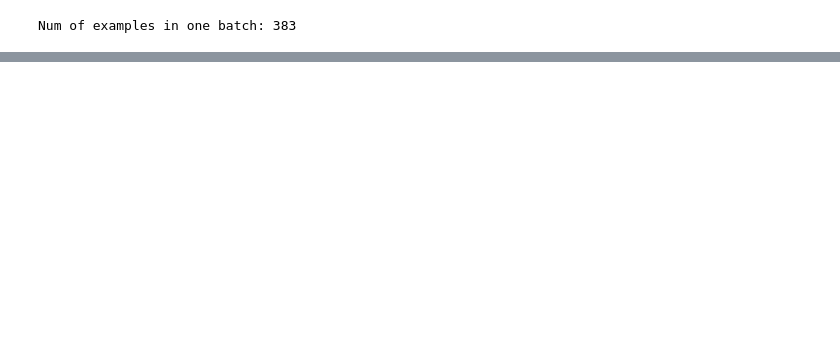
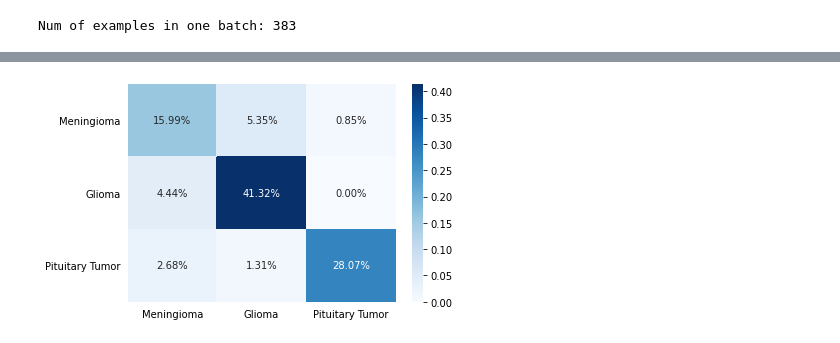
Before and after one commit to simonamihaylova/Brain-Tumors-Classification, a Jupyter notebook: src/braintumorClassificationModel.ipynb, the cells around one changed output, grey strips where cells are left out. Drawn from its saved outputs; the diff is of its cells as text; code cells hidden in the pictures; blank space fills up the shorter version.

```diff
--- a/src/braintumorClassificationModel.ipynb
+++ b/src/braintumorClassificationModel.ipynb
@@ -258,0 +257,8 @@ Test accuracy:  86.22715404699738
+# %%
+# Percentage of data in each quadrant
+categories = ['Meningioma', 'Glioma', 'Pituitary Tumor']
+plot = sns.heatmap(confusion_matrix/np.sum(confusion_matrix), xticklabels=categories, yticklabels=categories, annot=True, fmt='.2%', cmap='Blues')
+plot.set_yticklabels(plot.get_yticklabels(), rotation = 0, fontsize = 10)
+plot.tick_params(left=False, bottom=False)
+# %% [output]
+[figure, added]
```
Also changed, not shown: parts of 16 cells of this notebook.
